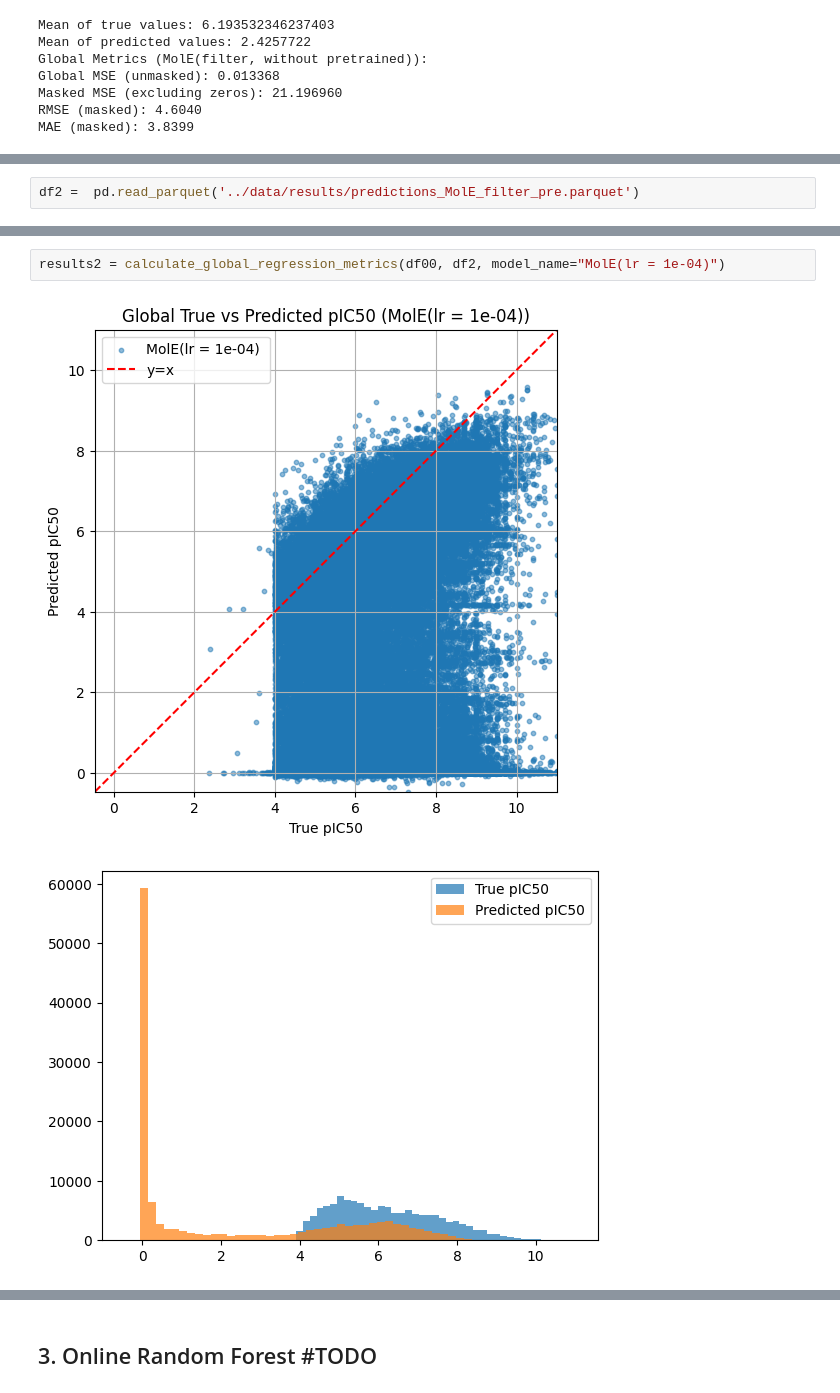
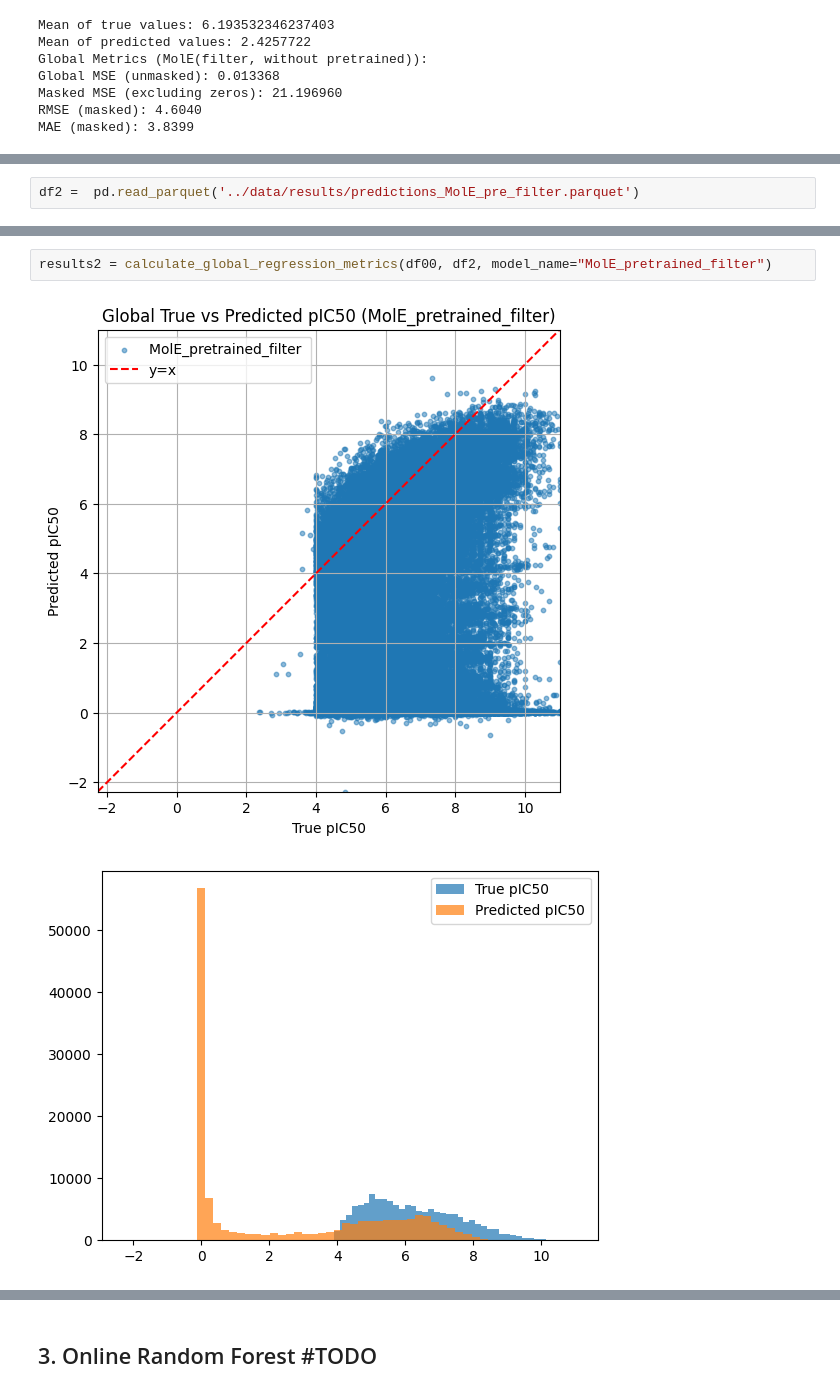
Before and after one commit to Liujing-1016/Scaling_Affinity_Prediction, a Jupyter notebook: notebooks/Models_Evaluations_filter.ipynb, the cells around one changed output, grey strips where cells are left out. Drawn from its saved outputs; the diff is of its cells as text.

```diff
--- a/notebooks/Models_Evaluations_filter.ipynb
+++ b/notebooks/Models_Evaluations_filter.ipynb
@@ -250,3 +635,3 @@ MAE (masked): 3.8399
 # %%
-df2 =  pd.read_parquet('../data/results/predictions_MolE_filter_pre.parquet')
+df2 =  pd.read_parquet('../data/results/predictions_MolE_pre_filter.parquet')
 # %%
@@ -273,6 +658,6 @@ Confusion Matrix:
 # %%
-results2 = calculate_global_regression_metrics(df00, df2, model_name="MolE(lr = 1e-04)")
+results2 = calculate_global_regression_metrics(df00, df2, model_name="MolE_pretrained_filter")
 # %% [output]
-[figure, old version]
+[figure, new version]
-[figure, old version]
+[figure, new version]
 Mean of true values: 6.193532346237403
```
Also changed, not shown: parts of 34 cells of this notebook, 4 other files.
